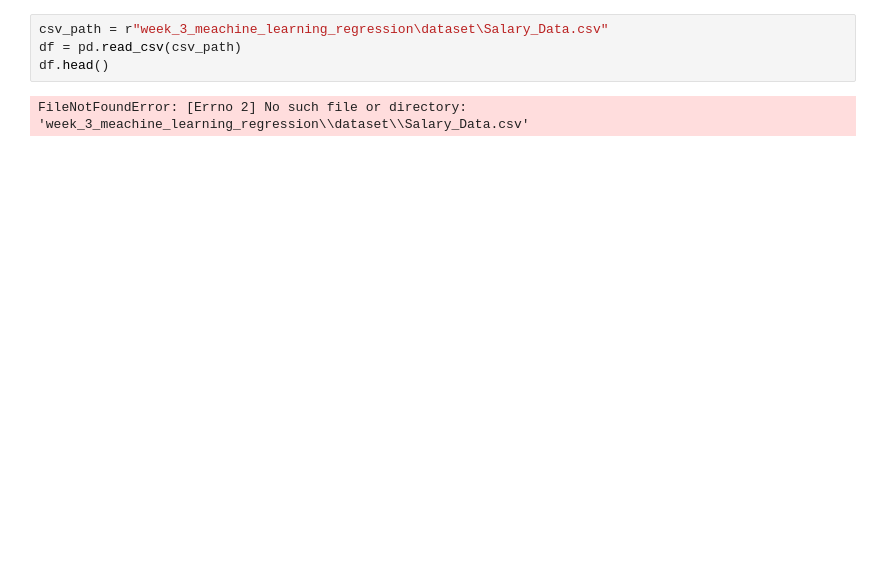
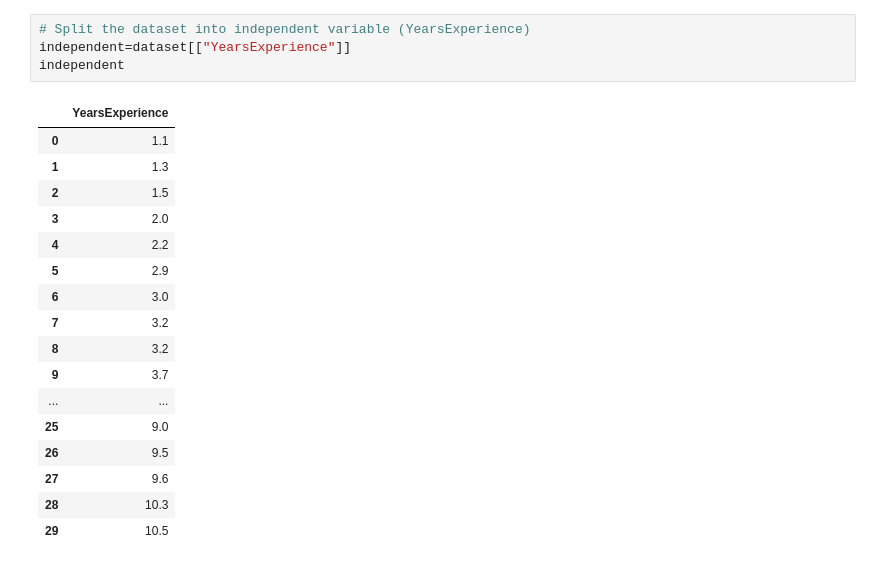
Before and after one commit to Manikandan-Parasuraman/HopeAI, a Jupyter notebook: week_3_meachine_learning_regression/simple_linear_regression.ipynb, the cells around one changed output. Cells and saved outputs as stored; diff of their text form; blank space fills up the shorter version.

```diff
--- a/week_3_meachine_learning_regression/simple_linear_regression.ipynb
+++ b/week_3_meachine_learning_regression/simple_linear_regression.ipynb
@@ -9,6 +30,22 @@ False
 # %%
-csv_path = r"week_3_meachine_learning_regression\dataset\Salary_Data.csv"
-df = pd.read_csv(csv_path)
-df.head()
+# Split the dataset into independent variable (YearsExperience)
+independent=dataset[["YearsExperience"]]
+independent
 # %% [output]
-FileNotFoundError: [Errno 2] No such file or directory: 'week_3_meachine_learning_regression\\dataset\\Salary_Data.csv'
+|  | YearsExperience |
+| 0 | 1.1 |
+| 1 | 1.3 |
+| 2 | 1.5 |
+| 3 | 2.0 |
+| 4 | 2.2 |
+| 5 | 2.9 |
+| 6 | 3.0 |
+| 7 | 3.2 |
+| 8 | 3.2 |
+| 9 | 3.7 |
+| ... | ... |
+| 25 | 9.0 |
+| 26 | 9.5 |
+| 27 | 9.6 |
+| 28 | 10.3 |
+| 29 | 10.5 |
```
Also changed, not shown: parts of 13 cells of this notebook, 7 other files.
